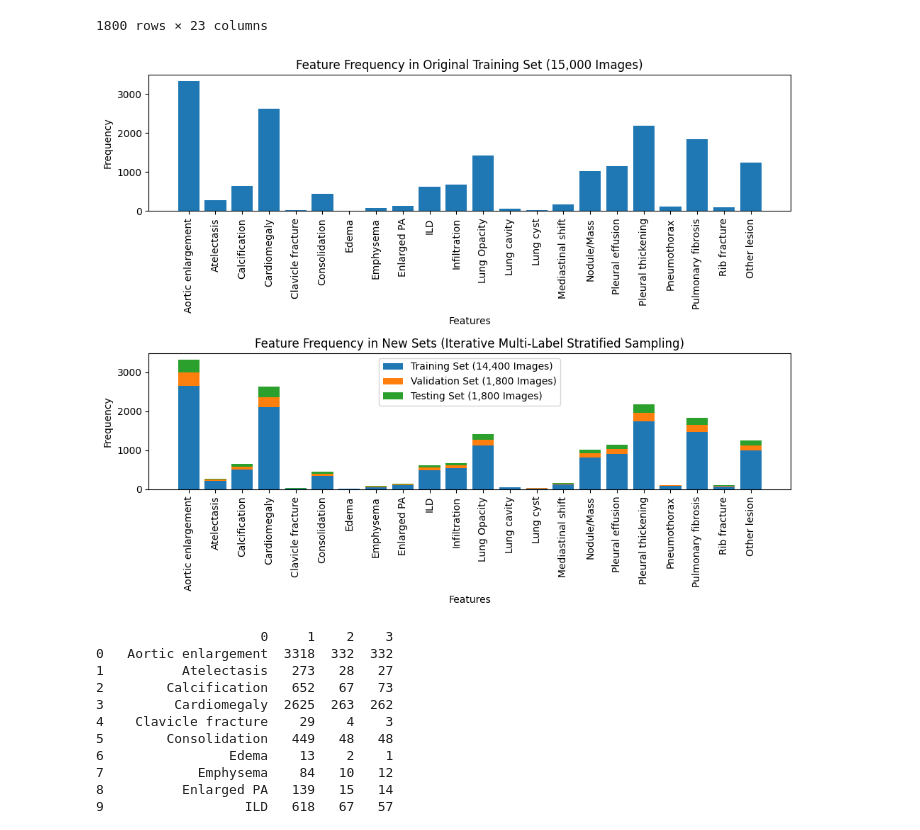
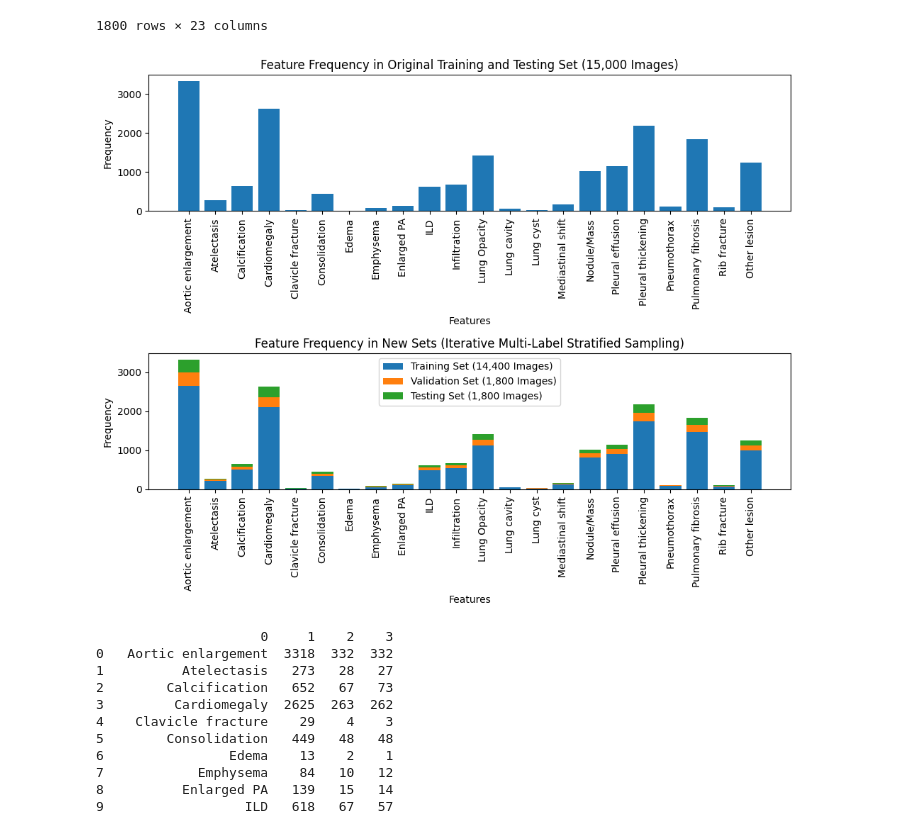
Before and after one commit to kaichenchai/Mini_VinDr_CXR_Dataset, a Jupyter notebook: stratifiedSplit/resplitAll.ipynb, the cells around one changed output. Saved outputs shown, nothing was run; the diff lists cells and outputs as text; code cells hidden in the pictures.

```diff
--- a/stratifiedSplit/resplitAll.ipynb
+++ b/stratifiedSplit/resplitAll.ipynb
@@ -136,35 +136,35 @@ original_freq = originalDf.drop("image_id", axis = 1).sum()
 train_freq = trainSplit.drop("image_id", axis = 1).sum()
 val_freq = valSplit.drop("image_id", axis = 1).sum()
 test_freq = testSplit.drop("image_id", axis = 1).sum()
 
 # Calculate the frequency of each feature in the validation set
 
 # Plot the bar charts
 fig, axes = plt.subplots(nrows=2, ncols=1, figsize=(10, 8))
 
 # Original df bar chart
 axes[0].bar(original_freq.index, original_freq.values)
-axes[0].set_title('Feature Frequency in Original Training Set (15,000 Images)')
+axes[0].set_title('Feature Frequency in Original Training and Testing Set (15,000 Images)')
 axes[0].set_xlabel('Features')
 axes[0].set_ylabel('Frequency')
 axes[0].tick_params(axis='x', rotation=90)
 
 # Training set bar chart
 axes[1].bar(train_freq.index, train_freq.values)
 axes[1].bar(test_freq.index, test_freq.values, bottom = train_freq.values)
 axes[1].bar(val_freq.index, val_freq.values, bottom = test_freq.values + train_freq.values)
 axes[1].set_title('Feature Frequency in New Sets (Iterative Multi-Label Stratified Sampling)')
 axes[1].set_xlabel('Features')
 axes[1].set_ylabel('Frequency')
 axes[1].tick_params(axis='x', rotation=90)
 
 axes[1].legend(["Training Set (14,400 Images)", "Validation Set (1,800 Images)", "Testing Set (1,800 Images)"])
 
 plt.tight_layout()
 plt.savefig("TrainValDistribution.pdf")
 plt.show()
 # %% [output]
-[figure, old version]
+[figure, new version]
 # %%
 print(pd.DataFrame(zip(original_freq.index,original_freq, test_freq, val_freq)))
 # %% [output]
```
Also changed, not shown: 19 other files.
